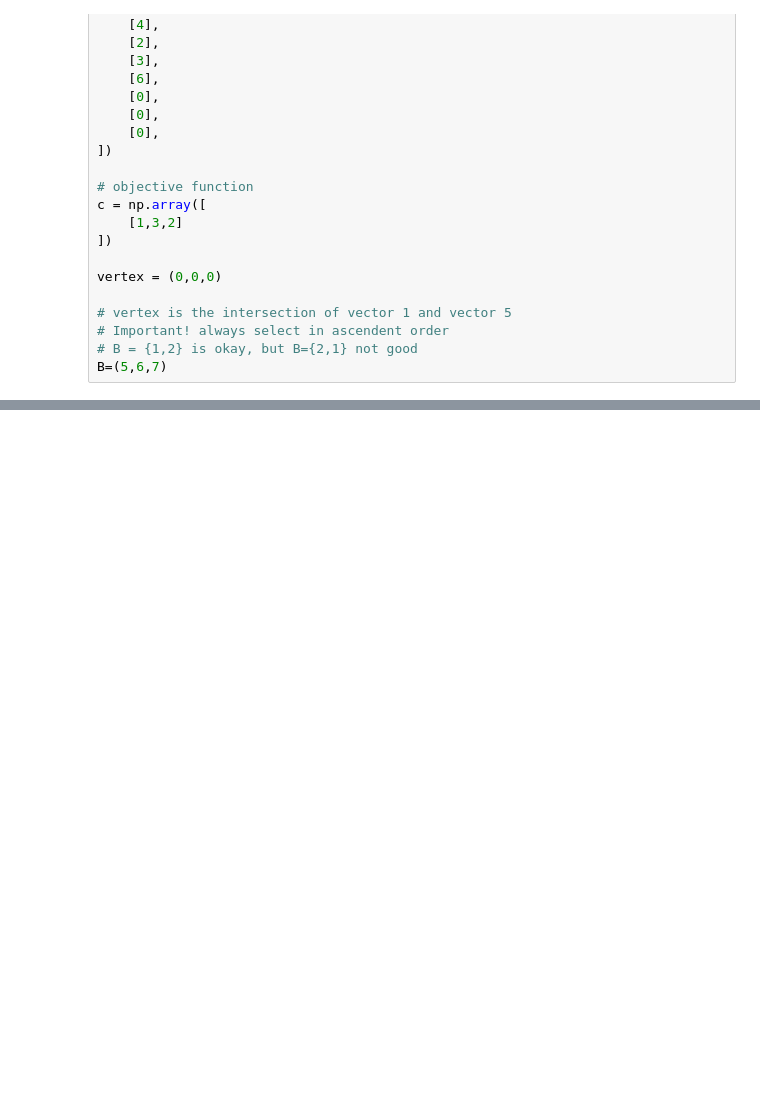
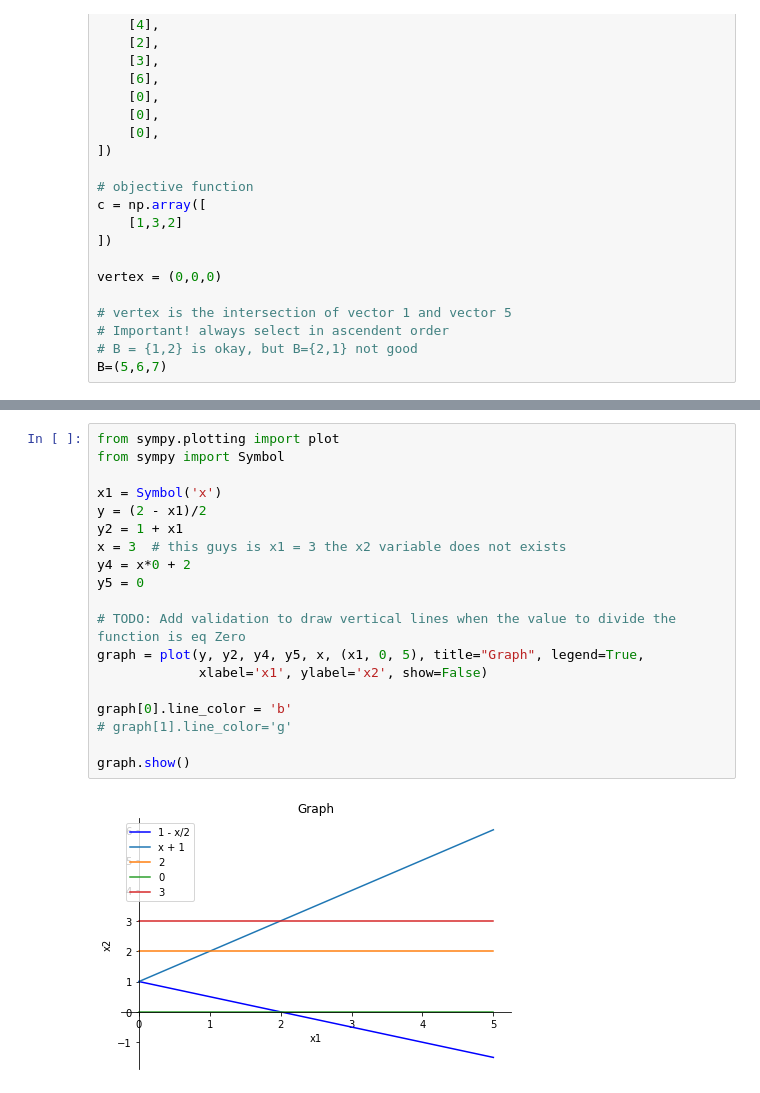
Before and after one commit to jhimy-michel/optimization-tools, a Jupyter notebook: Part1/SimplexMethod/Simplex3D.ipynb, the cells around one changed output, grey strips where cells are left out. Drawn from its saved outputs; the diff is of its cells as text; blank space fills up the shorter version.

Commit message:
testing sympy plot lib

```diff
--- a/Part1/SimplexMethod/Simplex3D.ipynb
+++ b/Part1/SimplexMethod/Simplex3D.ipynb
@@ -194,3 +194,24 @@ $\displaystyle \ A^-1_B * b_B = v = \begin{bmatrix}
  0.00 & \\ 0.00 & \\ 0.00 & \\\end{bmatrix}$
 $\displaystyle \textbf{ Reduced costs }$
 ... (72 outputs left out)
+# %%
+from sympy.plotting import plot
+from sympy import Symbol
+
+x1 = Symbol('x')
+y = (2 - x1)/2
+y2 = 1 + x1
+x = 3  # this guys is x1 = 3 the x2 variable does not exists
+y4 = x*0 + 2
+y5 = 0
+
+# TODO: Add validation to draw vertical lines when the value to divide the function is eq Zero
+graph = plot(y, y2, y4, y5, x, (x1, 0, 5), title="Graph", legend=True,
+             xlabel='x1', ylabel='x2', show=False)
+
+graph[0].line_color = 'b'
+# graph[1].line_color='g'
+
+graph.show()
+# %% [output]
+[figure, added]
```
Also changed, not shown: parts of 1 cell of this notebook, 1 other file.
